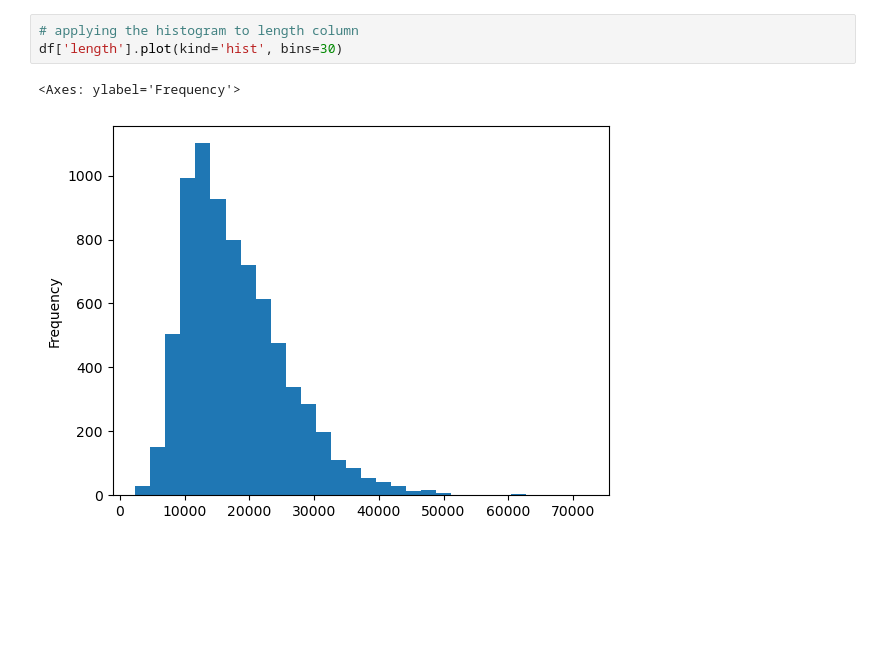
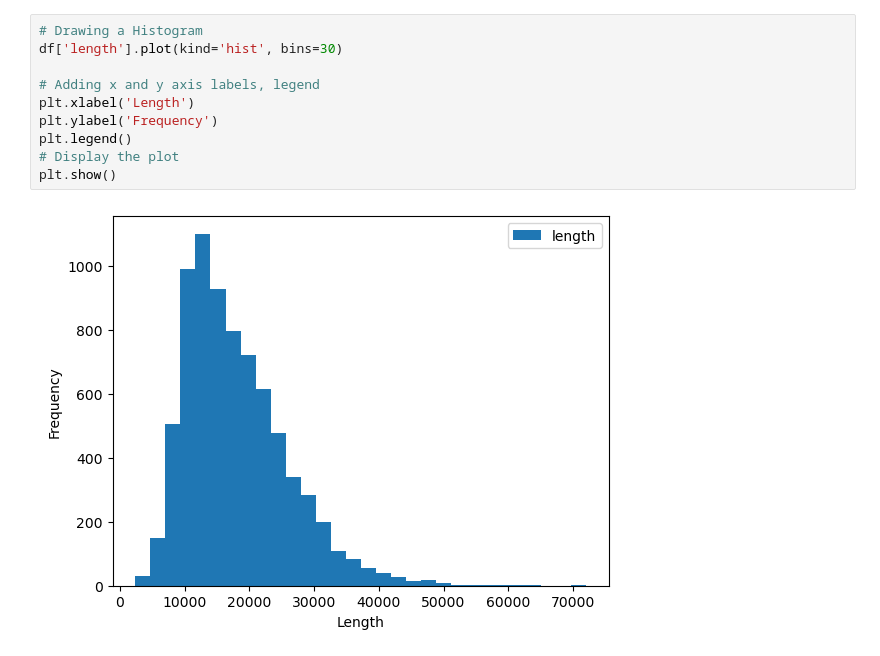
Before and after one commit to ThilakNaidu/Thilak, a Jupyter notebook: TBA_C2.ipynb, the cells around one changed output. Cells and saved outputs as stored; diff of their text form; blank space fills up the shorter version.

```diff
--- a/TBA_C2.ipynb
+++ b/TBA_C2.ipynb
@@ -183,7 +199,13 @@ df['length'].plot(kind='box', vert=False)
 # %%
-# applying the histogram to length column
+# Drawing a Histogram
 df['length'].plot(kind='hist', bins=30)
+
+# Adding x and y axis labels, legend
+plt.xlabel('Length')
+plt.ylabel('Frequency')
+plt.legend()
+# Display the plot
+plt.show()
 # %% [output]
-<Axes: ylabel='Frequency'>
-[figure, old version]
+[figure, new version]
 # %%
```
Also changed, not shown: parts of 39 cells of this notebook.
